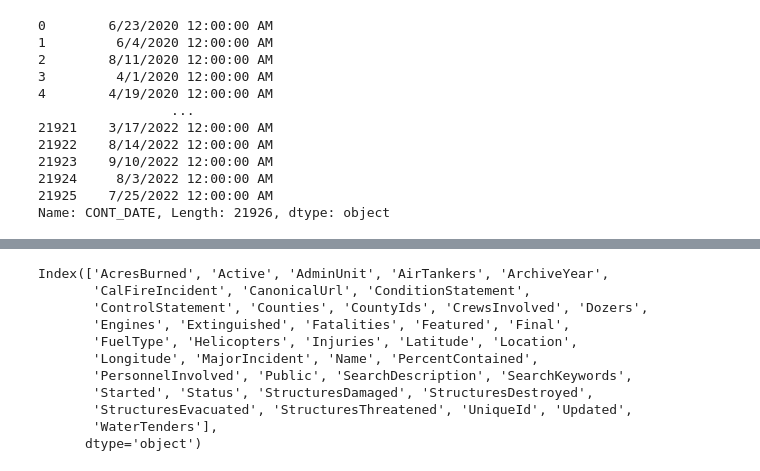
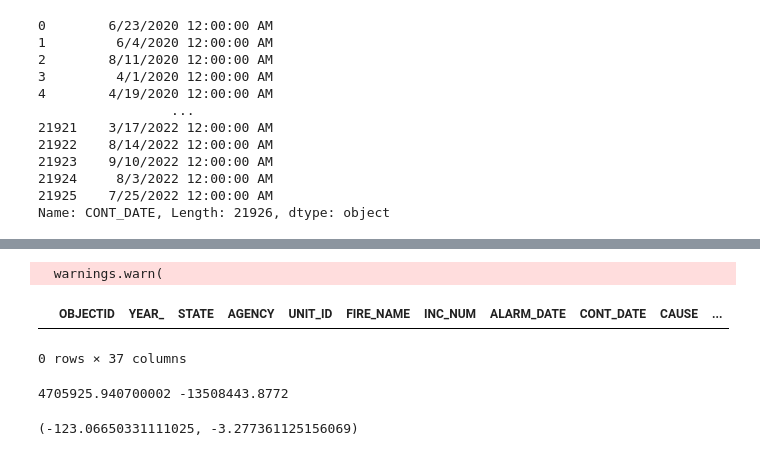
Before and after one commit to oTaira/emberalert, a Jupyter notebook: writeup.ipynb, the cells around one changed output, grey strips where cells are left out. Drawn from its saved outputs; the diff is of its cells as text; code cells hidden in the pictures.

```diff
--- a/writeup.ipynb
+++ b/writeup.ipynb
@@ -304,14 +279,0 @@ print(merged_df)
-# %%
-second_fire.columns
-# %% [output]
-Index(['AcresBurned', 'Active', 'AdminUnit', 'AirTankers', 'ArchiveYear',
-       'CalFireIncident', 'CanonicalUrl', 'ConditionStatement',
-       'ControlStatement', 'Counties', 'CountyIds', 'CrewsInvolved', 'Dozers',
-       'Engines', 'Extinguished', 'Fatalities', 'Featured', 'Final',
-       'FuelType', 'Helicopters', 'Injuries', 'Latitude', 'Location',
-       'Longitude', 'MajorIncident', 'Name', 'PercentContained',
-       'PersonnelInvolved', 'Public', 'SearchDescription', 'SearchKeywords',
-       'Started', 'Status', 'StructuresDamaged', 'StructuresDestroyed',
-       'StructuresEvacuated', 'StructuresThreatened', 'UniqueId', 'Updated',
-       'WaterTenders'],
-      dtype='object')
@@ -317,0 +282,44 @@ Index(['AcresBurned', 'Active', 'AdminUnit', 'AirTankers', 'ArchiveYear',
+# %%
+# Convert merged_fire to a GeoDataFrame
+merged_fire_geo = gpd.GeoDataFrame(merged_fire, geometry='geometry')
+
+# Convert third_fire to a GeoDataFrame
+third_fire_geo = gpd.GeoDataFrame(third_fire, geometry=gpd.points_from_xy(third_fire['longitude'], third_fire['latitude']))
+
+# Set the coordinate reference system (CRS) for both GeoDataFrames
+merged_fire_geo.crs = {'init': 'epsg:4326'}
+third_fire_geo.crs = {'init': 'epsg:4326'}
+
+# Convert 'ALARM_DATE', 'CONT_DATE', and 'acq_date' to datetime if not already
+merged_fire_geo['ALARM_DATE'] = pd.to_datetime(merged_fire_geo['ALARM_DATE'], errors='coerce')
+merged_fire_geo['CONT_DATE'] = pd.to_datetime(merged_fire_geo['CONT_DATE'], errors='coerce')
+third_fire_geo['acq_date'] = pd.to_datetime(third_fire_geo['acq_date'])
+
+# Perform the spatial join with a distance tolerance
+distance_tolerance = 0.1  # Adjust the distance tolerance as needed (in degrees)
+merged_df = gpd.sjoin_nearest(merged_fire_geo, third_fire_geo, how='inner',max_distance=distance_tolerance, distance_col='distance')
+merged_df
+# %% [output]
+  warnings.warn(
+|  | OBJECTID | YEAR_ | STATE | AGENCY | UNIT_ID | FIRE_NAME | INC_NUM | ALARM_DATE | CONT_DATE | CAUSE | ... |
+0 rows × 37 columns
+# %%
+polygons = merged_fire["geometry"][0]
+coordinates = list(polygons.exterior.coords)
+latitude_longitude_pairs = [(lat, lon) for lon, lat in coordinates]
+x = latitude_longitude_pairs[0][0]
+y = latitude_longitude_pairs[0][1]
+print(x, y)
+# %% [output]
+4705925.940700002 -13508443.8772
+# %%
+from pyproj import Proj, transform
+
+source_crs = 'EPSG:2228'
+target_crs = 'EPSG:4326'
+projector = Proj(init=source_crs), Proj(init=target_crs)
+
+longitude, latitude = transform(projector[0], projector[1], x, y)
+longitude, latitude
+# %% [output]
+(-123.06650331111025, -3.277361125156069)
```
Also changed, not shown: parts of 23 cells of this notebook.
